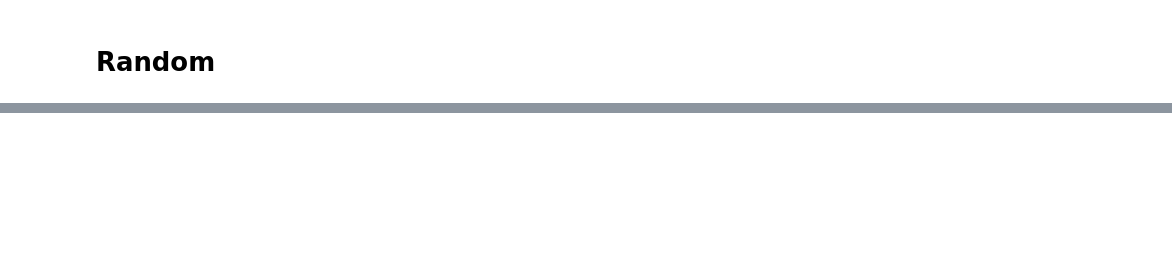
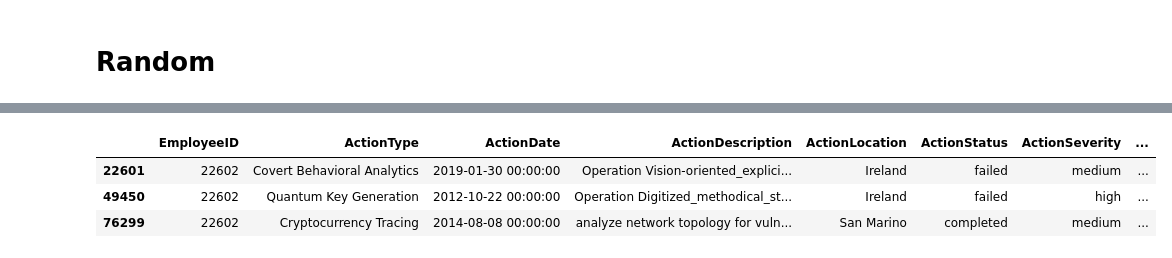
Before and after one commit to datonic/datadex, a Jupyter notebook: notebooks/brlda.ipynb, the cells around one changed output, grey strips where cells are left out. Cells and saved outputs as stored; diff of their text form; code cells hidden in the pictures; blank space fills up the shorter version.

```diff
--- a/notebooks/brlda.ipynb
+++ b/notebooks/brlda.ipynb
@@ -354,0 +338,7 @@ top_similarities_df.head(20)
+# %%
+actions_df[actions_df["EmployeeID"] == 22602]
+# %% [output]
+|  | EmployeeID | ActionType | ActionDate | ActionDescription | ActionLocation | ActionStatus | ActionSeverity | ... |
+| 22601 | 22602 | Covert Behavioral Analytics | 2019-01-30 00:00:00 | Operation Vision-oriented_explici... | Ireland | failed | medium | ... |
+| 49450 | 22602 | Quantum Key Generation | 2012-10-22 00:00:00 | Operation Digitized_methodical_st... | Ireland | failed | high | ... |
+| 76299 | 22602 | Cryptocurrency Tracing | 2014-08-08 00:00:00 | analyze network topology for vuln... | San Marino | completed | medium | ... |
```
Also changed, not shown: parts of 14 cells of this notebook.
